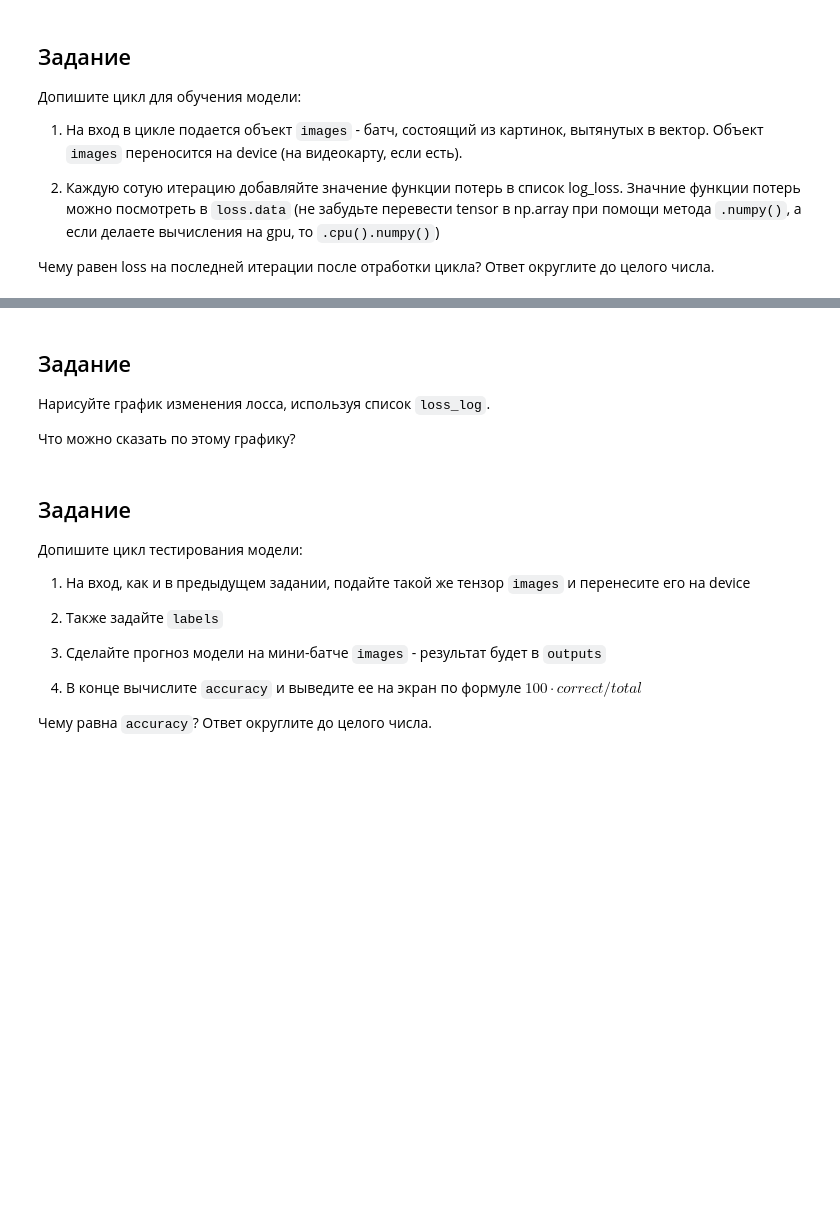
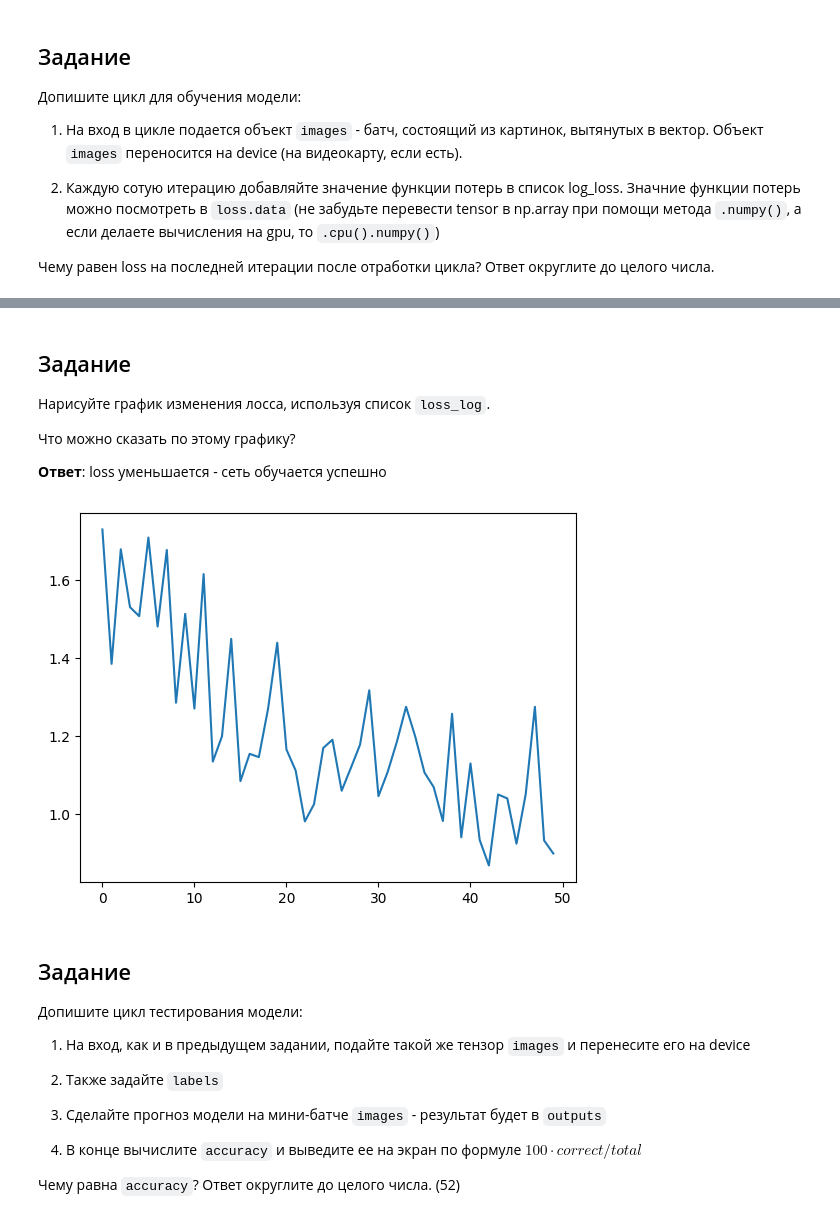
Before and after one commit to psaw/hse-ai24-dl, a Jupyter notebook: stepik/4.3 - PyTorch_hometask.ipynb, the cells around one changed output, grey strips where cells are left out. Cells and saved outputs as stored; diff of their text form; code cells hidden in the pictures; blank space fills up the shorter version.

```diff
--- a/stepik/4.3 - PyTorch_hometask.ipynb
+++ b/stepik/4.3 - PyTorch_hometask.ipynb
@@ -34,9 +36,9 @@ torch.manual_seed(0)
 device = torch.device('cuda' if torch.cuda.is_available() else 'cpu')
 
 # Define Hyper-parameters
-input_size = ...
-hidden_size = ...
-num_classes = ...
+input_size = 32 * 32 * 3 # CIFAR picture size * channels
+hidden_size = 500
+num_classes = 10
 num_epochs = 10
 batch_size = 100
 learning_rate = 0.001
@@ -94,6 +104,9 @@ class NeuralNet(nn.Module):
 
     def forward(self, x):
         # your code here
+        out = self.fc1(x)
+        out = self.relu(out)
+        out = self.fc2(out)
         return out
 
 model = NeuralNet(input_size, hidden_size, num_classes).to(device)
@@ -101,8 +114,8 @@ model = NeuralNet(input_size, hidden_size, num_classes).to(device)
 Задайте Loss - кросс-энтропию и оптимизатор - Adam с learning_rate, определенным константой из первого задания.
 # %%
 # Loss and optimizer
-criterion = ...
-optimizer = ...
+criterion = nn.CrossEntropyLoss()
+optimizer = torch.optim.Adam(model.parameters(), lr=learning_rate)
 # %% [markdown]
 ## Задание
 
@@ -125,7 +138,7 @@ total_step = len(train_loader)
 for epoch in range(num_epochs):
     for i, (images, labels) in enumerate(train_loader):
         # Move tensors to the configured device
-        images = ...
+        images = images.reshape(-1, 32 * 32 * 3).to(device)
         labels = labels.to(device)
 
         # Forward pass
@@ -141,3 +154,5 @@ for epoch in range(num_epochs):
             print ('Epoch [{}/{}], Step [{}/{}], Loss: {:.4f}'
                    .format(epoch+1, num_epochs, i+1, total_step, loss.item()))
             # your code here
+            # loss_log.append(loss.item())
+            loss_log.append(loss.data.cpu().numpy())
@@ -147,10 +180,16 @@ for epoch in range(num_epochs):
 Нарисуйте график изменения лосса, используя список `loss_log`.
 
 Что можно сказать по этому графику?
+
+**Ответ**: loss уменьшается - сеть обучается успешно
 # %%
 from matplotlib import pyplot as plt
 
 # your code here
+plt.plot(loss_log)
+plt.show()
+# %% [output]
+[figure, added]
 # %% [markdown]
 ## Задание
 
@@ -164,7 +203,7 @@ from matplotlib import pyplot as plt
 
 4) В конце вычислите `accuracy` и выведите ее на экран по формуле $100 \cdot correct / total$
 
-Чему равна `accuracy`? Ответ округлите до целого числа.
+Чему равна `accuracy`? Ответ округлите до целого числа. (52)
 # %%
 np.random.seed(0)
 random.seed(0)
```
Also changed, not shown: parts of 8 cells of this notebook.
